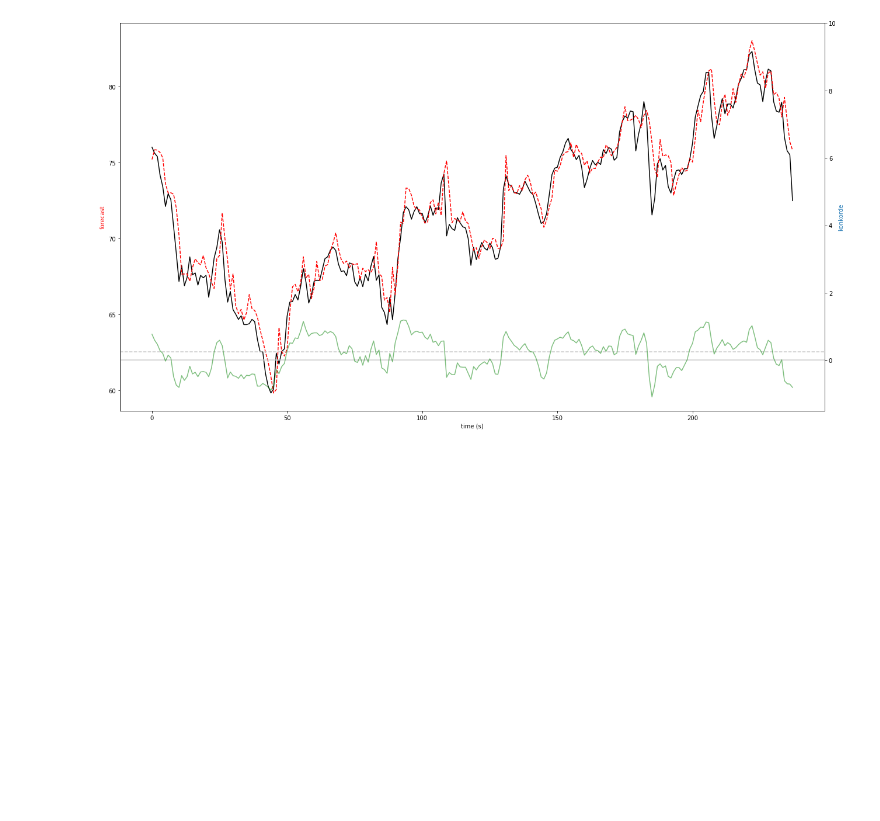
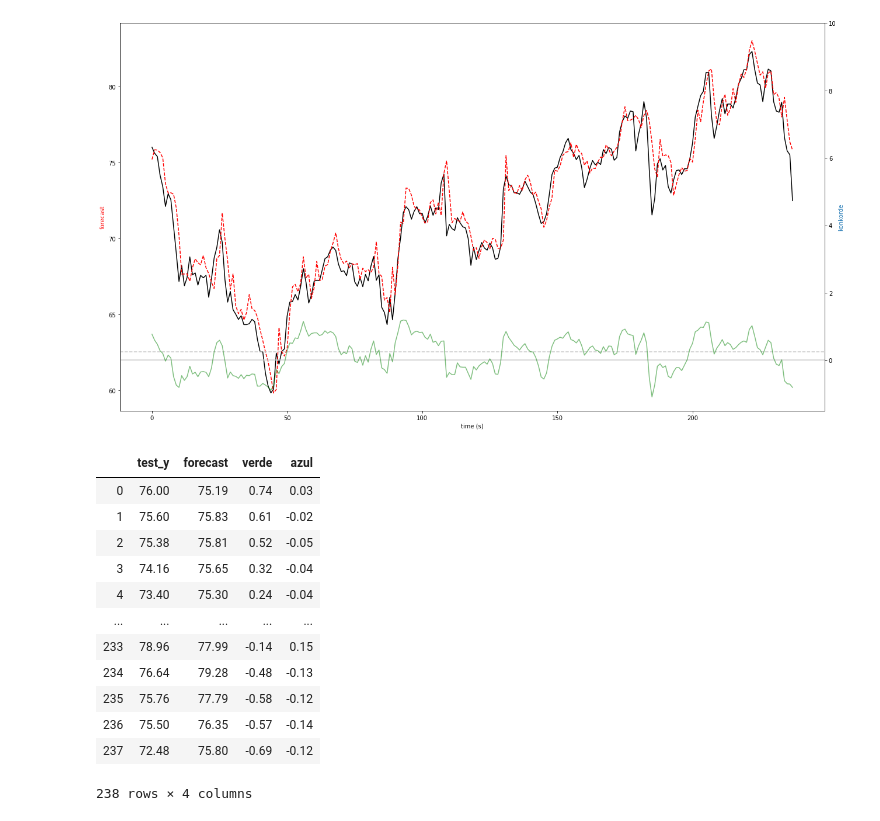
Before and after one commit to renero/trader, a Jupyter notebook: resources/yhat prediction and konkorde.ipynb, the cells around one changed output. Saved outputs shown, nothing was run; the diff lists cells and outputs as text; code cells hidden in the pictures; blank space fills up the shorter version.

```diff
--- a/resources/yhat prediction and konkorde.ipynb
+++ b/resources/yhat prediction and konkorde.ipynb
@@ -13,7 +13,7 @@ kdata.head()
 | 3 | 0.32 | -0.04 |
 | 4 | 0.24 | -0.04 |
 # %%
-path = '/Users/renero/trader/output/forecast_acciona_konkorde_2018b.csv'
+path = '/Users/renero/trader/output/forecast_acciona_2018b.csv'
 fc = pd.read_csv(path)
 fc.head()
 # %% [output]
@@ -55,3 +55,19 @@ fig.tight_layout()  # otherwise the right y-label is slightly clipped
 plt.show()
 # %% [output]
 [figure]
+# %%
+df
+# %% [output]
+|  | test_y | forecast | verde | azul |
+| 0 | 76.00 | 75.19 | 0.74 | 0.03 |
+| 1 | 75.60 | 75.83 | 0.61 | -0.02 |
+| 2 | 75.38 | 75.81 | 0.52 | -0.05 |
+| 3 | 74.16 | 75.65 | 0.32 | -0.04 |
+| 4 | 73.40 | 75.30 | 0.24 | -0.04 |
+| ... | ... | ... | ... | ... |
+| 233 | 78.96 | 77.99 | -0.14 | 0.15 |
+| 234 | 76.64 | 79.28 | -0.48 | -0.13 |
+| 235 | 75.76 | 77.79 | -0.58 | -0.12 |
+| 236 | 75.50 | 76.35 | -0.57 | -0.14 |
+| 237 | 72.48 | 75.80 | -0.69 | -0.12 |
+238 rows × 4 columns
```
Also changed, not shown: parts of 1 cell of this notebook, 2 other files.
